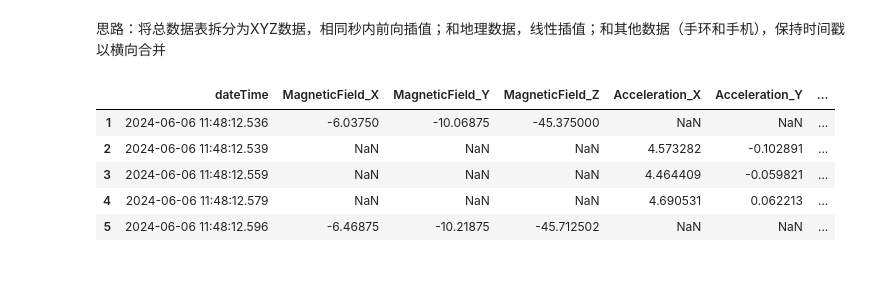
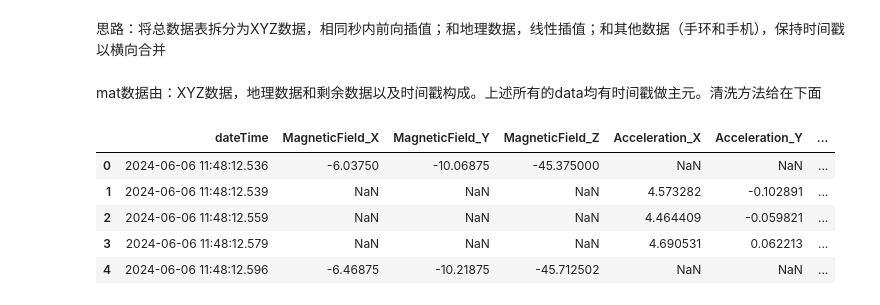
Before and after one commit to SydWingss/QS4ML-VU-100, a Jupyter notebook: final_data/cleam_data.ipynb, the cells around one changed output. Cells and saved outputs as stored; diff of their text form; code cells hidden in the pictures; blank space fills up the shorter version.

```diff
--- a/final_data/cleam_data.ipynb
+++ b/final_data/cleam_data.ipynb
@@ -130,16 +130,26 @@ data = convert_to_datetime(test)
 XYZdata=extract_XYZcolumns(data)
 geodata=extract_geolocation_columns(data)
 otherdata=extract_remaining_columns(data)
-# %%
-XYZdata_splited = XYZsplit(XYZdata.copy())
-XYZdata_splited.head()
-# %% [output]
-|  | dateTime | MagneticField_X | MagneticField_Y | MagneticField_Z | Acceleration_X | Acceleration_Y | ... |
-| 1 | 2024-06-06 11:48:12.536 | -6.03750 | -10.06875 | -45.375000 | NaN | NaN | ... |
-| 2 | 2024-06-06 11:48:12.539 | NaN | NaN | NaN | 4.573282 | -0.102891 | ... |
-| 3 | 2024-06-06 11:48:12.559 | NaN | NaN | NaN | 4.464409 | -0.059821 | ... |
-| 4 | 2024-06-06 11:48:12.579 | NaN | NaN | NaN | 4.690531 | 0.062213 | ... |
-| 5 | 2024-06-06 11:48:12.596 | -6.46875 | -10.21875 | -45.712502 | NaN | NaN | ... |
+# %% [markdown]
+mat数据由：XYZ数据，地理数据和剩余数据以及时间戳构成。上述所有的data均有时间戳做主元。清洗方法给在下面
+# %%
+XYZdata_splited = XYZsplit(XYZdata.copy())
+# Set 'dateTime' as the index
+XYZdata_splited.set_index('dateTime', inplace=True)
+
+# Group by index (dateTime) and calculate the mean of all columns in each group
+XYZdata_splited = XYZdata_splited.groupby('dateTime').mean()
+
+# Reset the index
+XYZdata_splited.reset_index(inplace=True)
+XYZdata_splited.head()
+# %% [output]
+|  | dateTime | MagneticField_X | MagneticField_Y | MagneticField_Z | Acceleration_X | Acceleration_Y | ... |
+| 0 | 2024-06-06 11:48:12.536 | -6.03750 | -10.06875 | -45.375000 | NaN | NaN | ... |
+| 1 | 2024-06-06 11:48:12.539 | NaN | NaN | NaN | 4.573282 | -0.102891 | ... |
+| 2 | 2024-06-06 11:48:12.559 | NaN | NaN | NaN | 4.464409 | -0.059821 | ... |
+| 3 | 2024-06-06 11:48:12.579 | NaN | NaN | NaN | 4.690531 | 0.062213 | ... |
+| 4 | 2024-06-06 11:48:12.596 | -6.46875 | -10.21875 | -45.712502 | NaN | NaN | ... |
 # %%
 from scipy.spatial.transform import Rotation as R
 from scipy.spatial.transform import Slerp
```
Also changed, not shown: parts of 8 cells of this notebook, 1 other file.
